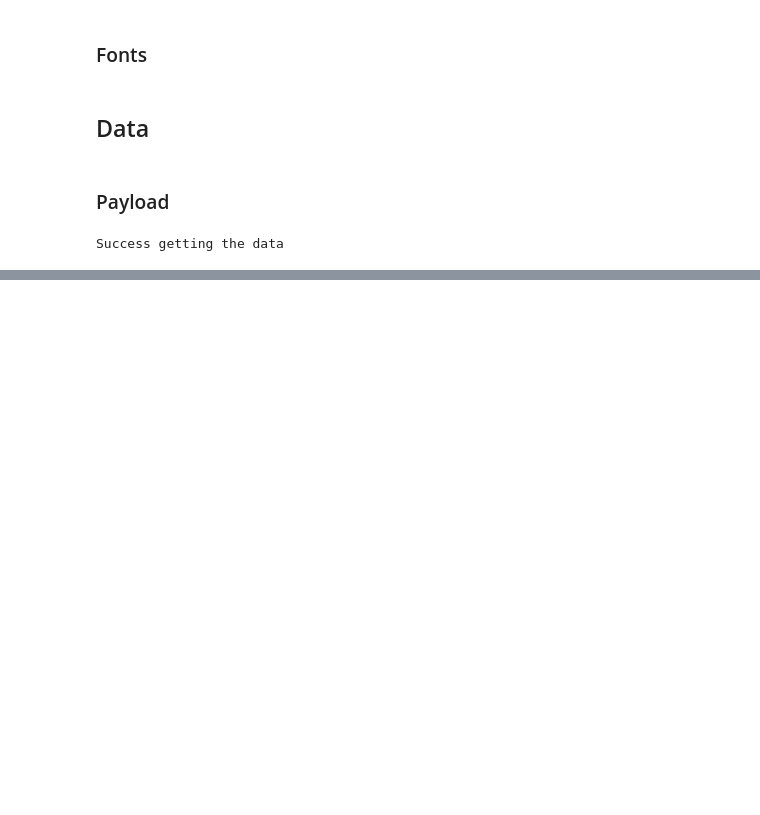
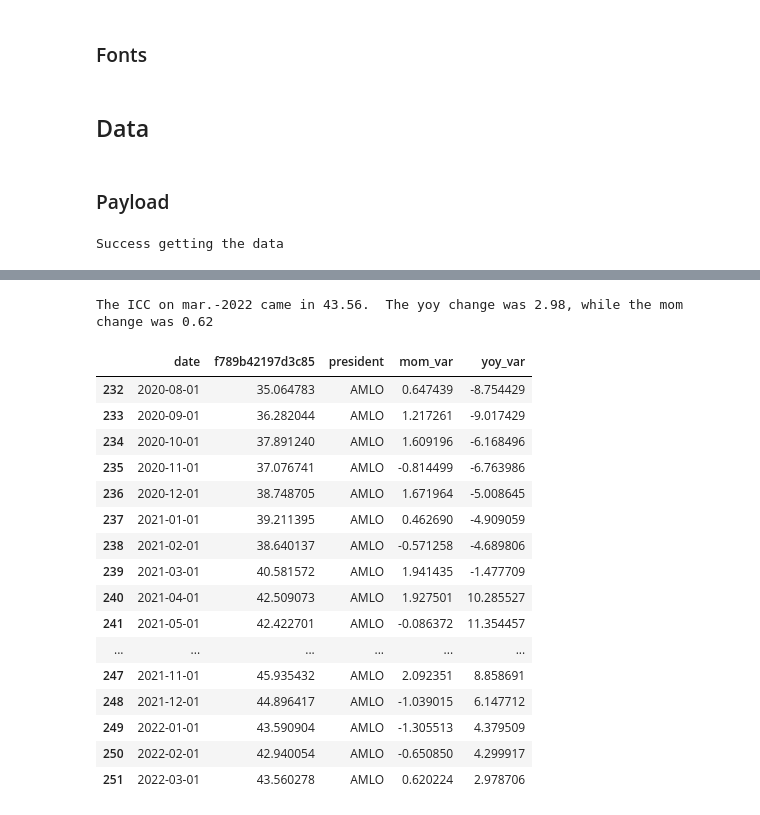
Before and after one commit to TukanMx/tukan_notebooks, a Jupyter notebook: social/social_media/enco/enco_template.ipynb, the cells around one changed output, grey strips where cells are left out. Cells and saved outputs as stored; diff of their text form; code cells hidden in the pictures; blank space fills up the shorter version.

```diff
--- a/social/social_media/enco/enco_template.ipynb
+++ b/social/social_media/enco/enco_template.ipynb
@@ -134,3 +134,35 @@ final_data
+# %%
+final_data['mom_var'] = (final_data['f789b42197d3c85']-final_data['f789b42197d3c85'].shift())
+final_data['yoy_var'] = (final_data['f789b42197d3c85']-final_data['f789b42197d3c85'].shift(12))
+last_value = final_data['f789b42197d3c85'].iloc[-1]
+yoy_var =final_data['yoy_var'].iloc[-1]
+mom_var = final_data['mom_var'].iloc[-1]
+last_date = final_data['date'].iloc[-1]
+print(f"The ICC on {last_date.strftime('%b-%Y')} came in {last_value:.2f}.  The yoy change was {yoy_var:.2f}, while the mom change was {mom_var:.2f}")
+# final_data[(final_data['f789b42197d3c85']>=96) & (final_data['f789b42197d3c85']<=98)]
+# final_data[(final_data['yoy_var']>=0.08) & (final_data['yoy_var']<=0.09)]
+# %% [output]
+The ICC on mar.-2022 came in 43.56.  The yoy change was 2.98, while the mom change was 0.62
+# %%
+final_data.tail(20)
+# %% [output]
+|  | date | f789b42197d3c85 | president | mom_var | yoy_var |
+| 232 | 2020-08-01 | 35.064783 | AMLO | 0.647439 | -8.754429 |
+| 233 | 2020-09-01 | 36.282044 | AMLO | 1.217261 | -9.017429 |
+| 234 | 2020-10-01 | 37.891240 | AMLO | 1.609196 | -6.168496 |
+| 235 | 2020-11-01 | 37.076741 | AMLO | -0.814499 | -6.763986 |
+| 236 | 2020-12-01 | 38.748705 | AMLO | 1.671964 | -5.008645 |
+| 237 | 2021-01-01 | 39.211395 | AMLO | 0.462690 | -4.909059 |
+| 238 | 2021-02-01 | 38.640137 | AMLO | -0.571258 | -4.689806 |
+| 239 | 2021-03-01 | 40.581572 | AMLO | 1.941435 | -1.477709 |
+| 240 | 2021-04-01 | 42.509073 | AMLO | 1.927501 | 10.285527 |
+| 241 | 2021-05-01 | 42.422701 | AMLO | -0.086372 | 11.354457 |
+| ... | ... | ... | ... | ... | ... |
+| 247 | 2021-11-01 | 45.935432 | AMLO | 2.092351 | 8.858691 |
+| 248 | 2021-12-01 | 44.896417 | AMLO | -1.039015 | 6.147712 |
+| 249 | 2022-01-01 | 43.590904 | AMLO | -1.305513 | 4.379509 |
+| 250 | 2022-02-01 | 42.940054 | AMLO | -0.650850 | 4.299917 |
+| 251 | 2022-03-01 | 43.560278 | AMLO | 0.620224 | 2.978706 |
 # %%
 fig = plt.figure(dpi=300, figsize=(8,4))
 ax = plt.subplot(111)
```
Also changed, not shown: parts of 2 cells of this notebook, 1 other file.
